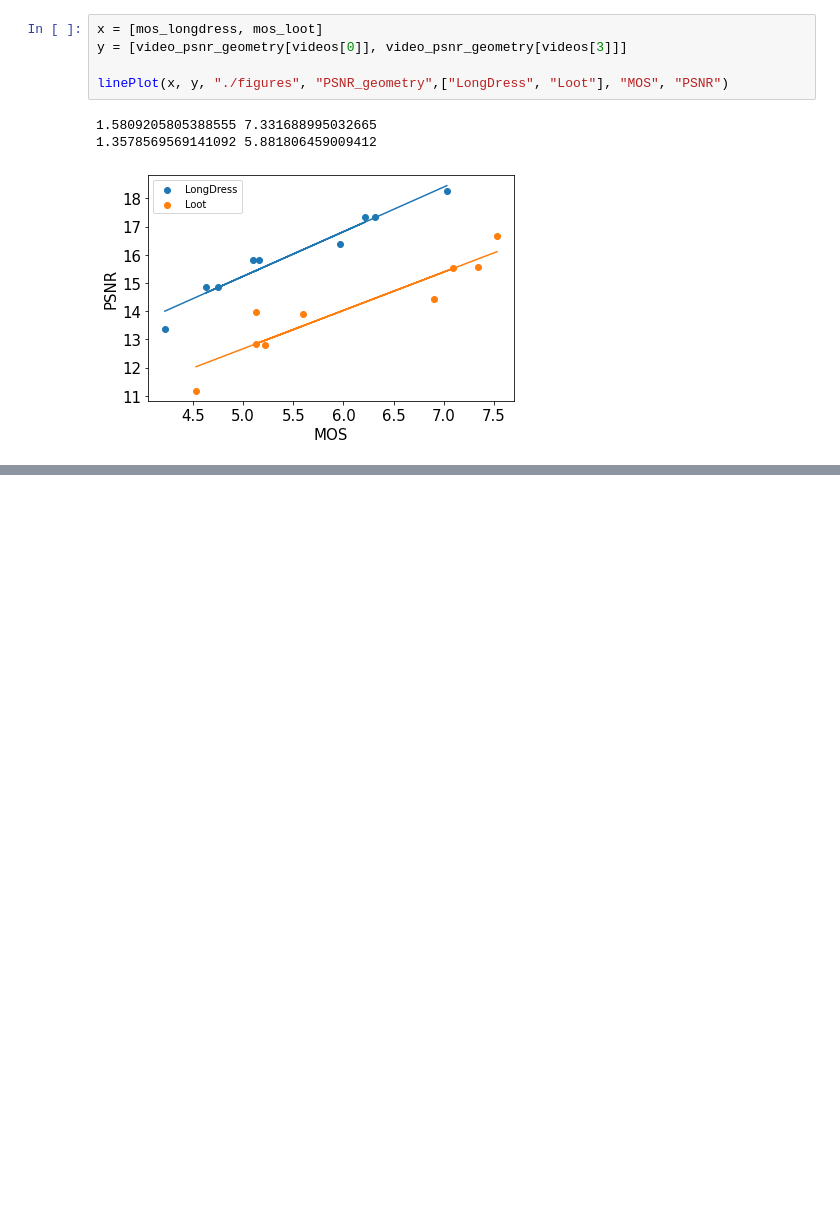
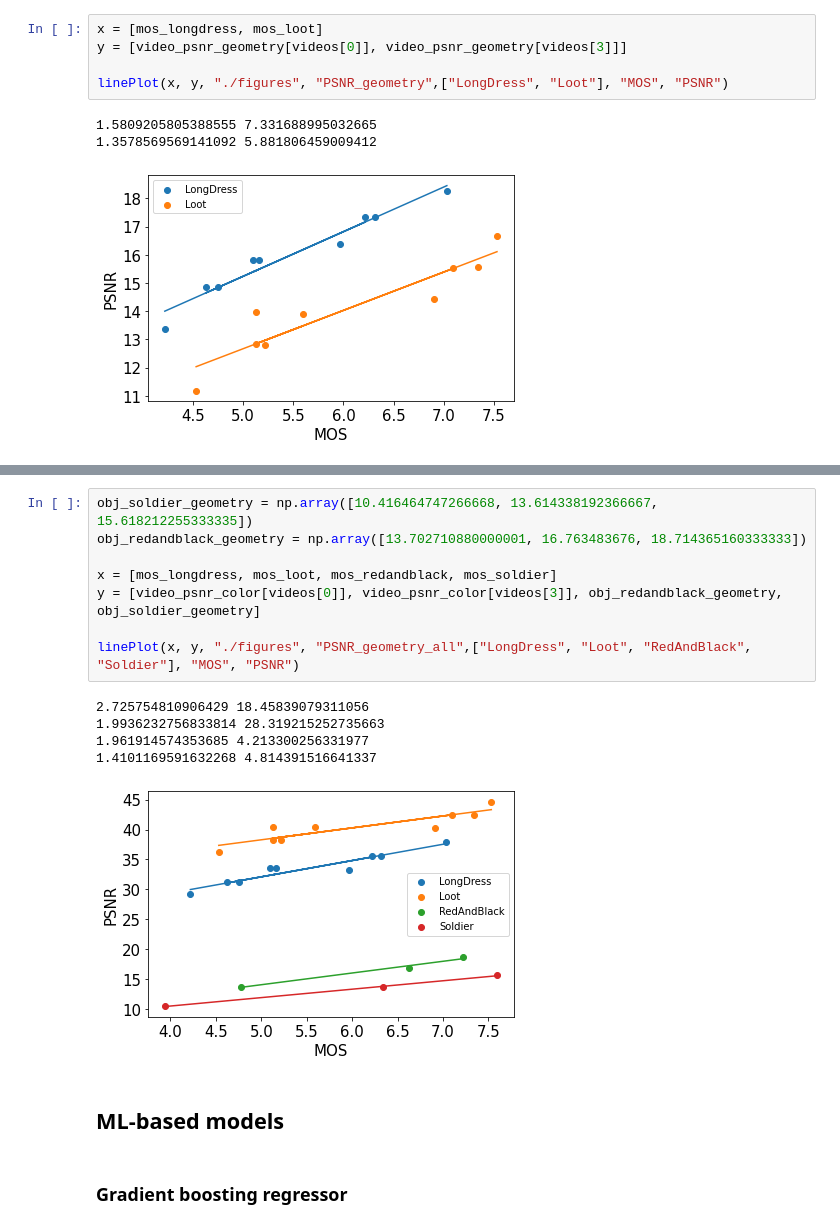
Before and after one commit to minhkstn/PointCloudQoEModels, a Jupyter notebook: point_cloud_qoe_models.ipynb, the cells around one changed output, grey strips where cells are left out. Drawn from its saved outputs; the diff is of its cells as text; blank space fills up the shorter version.

```diff
--- a/point_cloud_qoe_models.ipynb
+++ b/point_cloud_qoe_models.ipynb
@@ -278,0 +210,18 @@ plt.plot(x,a*x+b)
+# %%
+obj_soldier_geometry = np.array([10.416464747266668, 13.614338192366667, 15.618212255333335])
+obj_redandblack_geometry = np.array([13.702710880000001, 16.763483676, 18.714365160333333])
+
+x = [mos_longdress, mos_loot, mos_redandblack, mos_soldier]
+y = [video_psnr_color[videos[0]], video_psnr_color[videos[3]], obj_redandblack_geometry, obj_soldier_geometry]
+
+linePlot(x, y, "./figures", "PSNR_geometry_all",["LongDress", "Loot", "RedAndBlack", "Soldier"], "MOS", "PSNR")
+# %% [output]
+2.725754810906429 18.45839079311056
+1.9936232756833814 28.319215252735663
+1.961914574353685 4.213300256331977
+1.4101169591632268 4.814391516641337
+[figure, added]
+# %% [markdown]
+## ML-based models
+# %% [markdown]
+### Gradient boosting regressor
```
Also changed, not shown: parts of 17 cells of this notebook, 1 other file.
